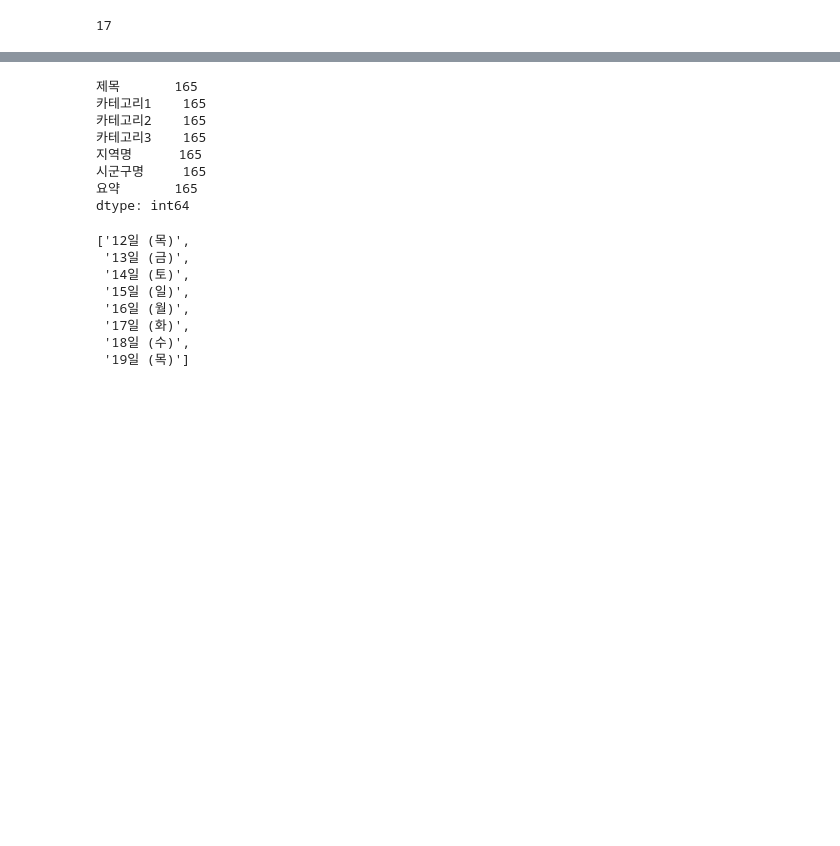
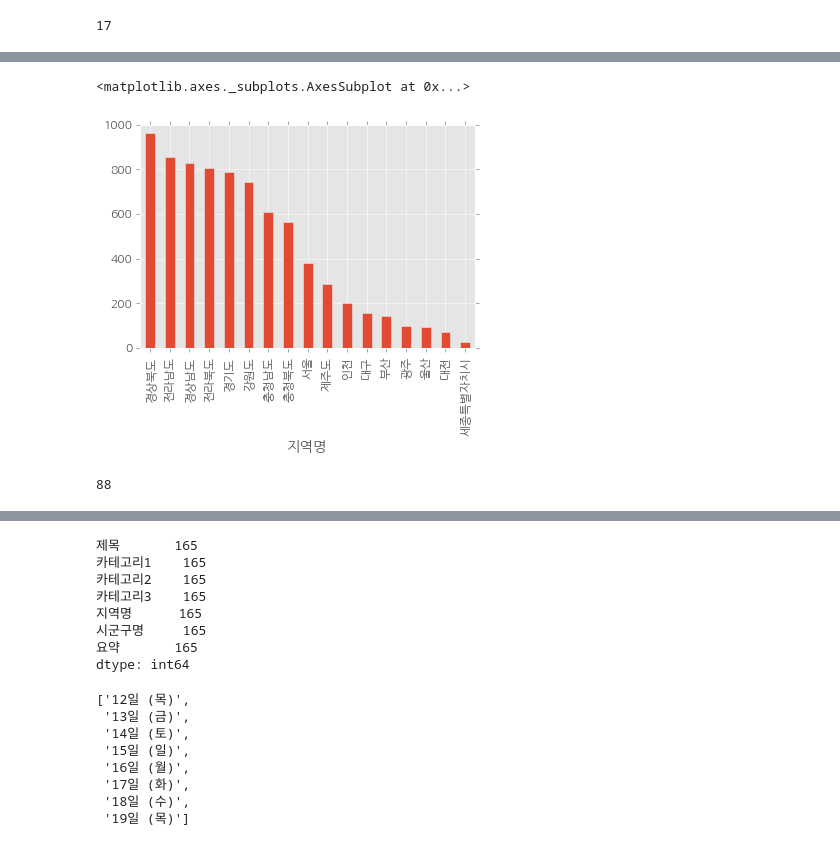
Before and after one commit to G-story/tour, a Jupyter notebook: tour.ipynb, the cells around one changed output, grey strips where cells are left out. Saved outputs shown, nothing was run; the diff lists cells and outputs as text; code cells hidden in the pictures; blank space fills up the shorter version.

Commit message:
plotting 해보는중

```diff
--- a/tour.ipynb
+++ b/tour.ipynb
@@ -2,6 +4,13 @@
 import pandas as pd
 import numpy as np
 import matplotlib.pyplot as plt
+
+from matplotlib import rcParams, style
+
+
+style.use('ggplot')
+rcParams['font.family'] = 'NanumGothic'
+rcParams['font.size'] = 12
 # %%
 tour_df = pd.read_csv('tour.csv', encoding = 'cp949')
 tour_df.head()
@@ -41,0 +29,3 @@ tour_group.count()
+# %%
+tour_group_count = tour_group.count()
+tour_group_count
@@ -41,0 +52,11 @@ tour_group.count()
+# %%
+tour_group_count.sort_values(['제목'], ascending=False, inplace=True)
+tour_group_count['제목'].plot(kind='bar')
+# %% [output]
+<matplotlib.axes._subplots.AxesSubplot at 0x...>
+[figure, added]
+# %%
+tour_group = tour_df.groupby(['지역명', '카테고리2'])
+len(tour_group.groups)
+# %% [output]
+88
```
Also changed, not shown: parts of 11 cells of this notebook.
